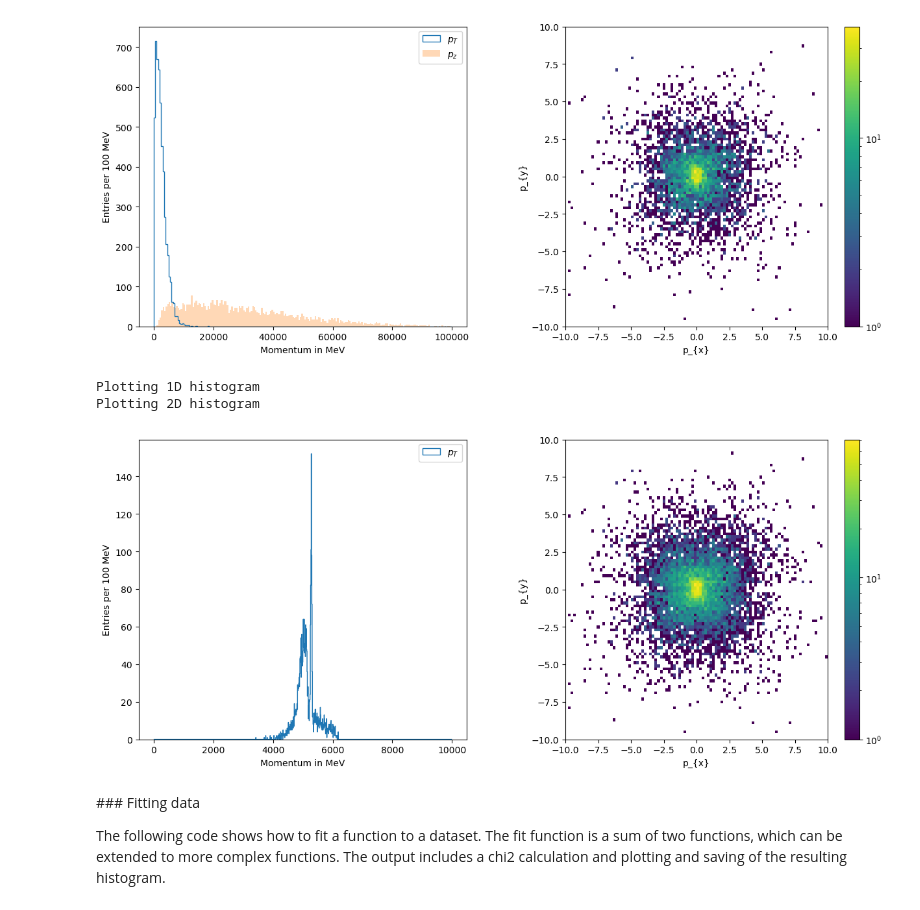
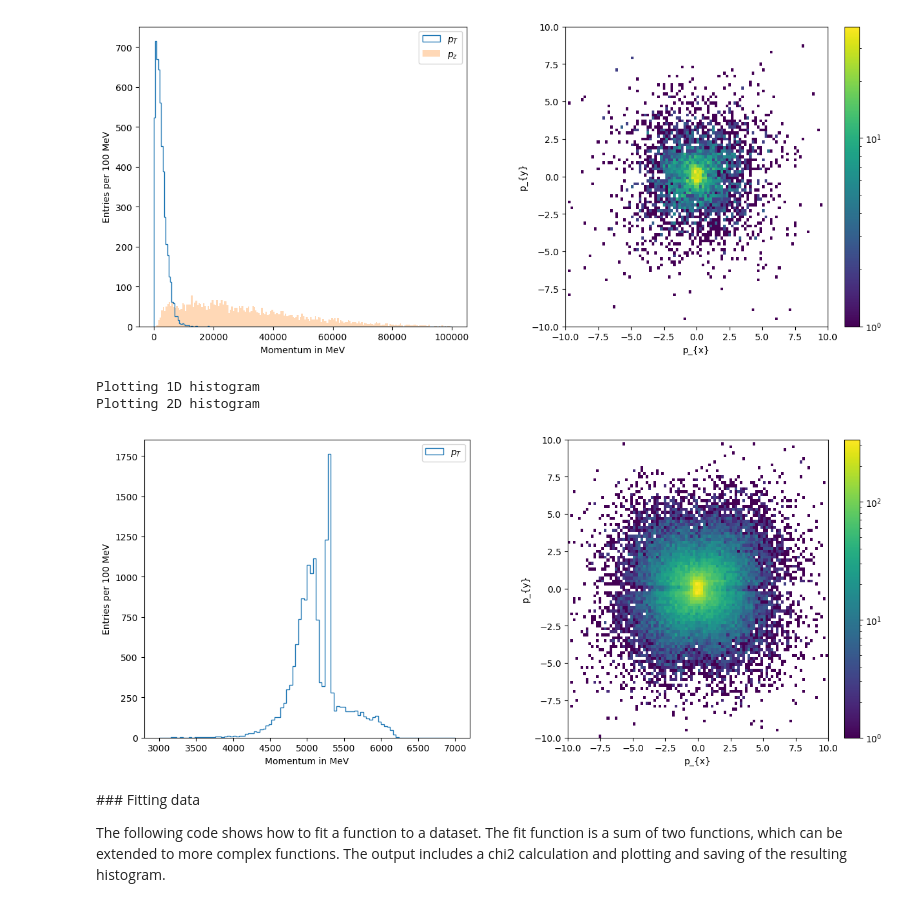
Before and after one commit to Rudy-py/Matter-Antimatter-Asymmetry-, a Jupyter notebook: incomplete-code/Analysis_selection.ipynb, the cells around one changed output. Drawn from its saved outputs; the diff is of its cells as text; code cells hidden in the pictures.

```diff
--- a/incomplete-code/Analysis_selection.ipynb
+++ b/incomplete-code/Analysis_selection.ipynb
@@ -46,13 +46,14 @@ isMuon = []
 invMass = []
 probPi = []
 probK = []
+test = []
 # A counter for bookkeeping
 event_counter = 0
 
 # If set to a value greater than 0, limits the number of events analysed
 # Set to -1 to run over all events.
 # It is recommended to keep the number of events limited while developing the analysis.
-MAX_EVENTS = 200000
+MAX_EVENTS = 1000000
 
 # Select which set of input data is to be analysed. Uncomment exactly one line
 #trees = [events_sim['PhaseSpaceTree']]                       # Simulation
@@ -73,11 +74,9 @@ for tree in trees:
         # Your invariant mass calculation should go here
         pion_mass = 139.57039
         kaon_mass = 493.67
-        c = 1
         H1_pTot = np.sqrt(data['H1_PX']**2+data['H1_PY']**2+data['H1_PZ']**2)
         H2_pTot = np.sqrt(data['H2_PX']**2+data['H2_PY']**2+data['H2_PZ']**2)
         H3_pTot = np.sqrt(data['H3_PX']**2+data['H3_PY']**2+data['H3_PZ']**2)
-        H1_ET = np.sqrt((pion_mass**2 * c**4) + (H1_pTot**2 * c**2))
         H_pXTot = data['H1_PX'] + data['H2_PX'] + data['H3_PX']
         H_pYTot = data['H1_PY'] + data['H2_PY'] + data['H3_PY']
         H_pZTot = data['H1_PZ'] + data['H2_PZ'] + data['H3_PZ']
@@ -89,10 +88,12 @@ for tree in trees:
             kaonminvalue = 0.7
             x = 0.8
             y = 0.8
+            errormargin = 0.1
             if 0 < MAX_EVENTS and MAX_EVENTS < event_counter: break
             if 0 == (event_counter % 100000): print('Read', event_counter, 'events')
             # Decide here which events to analyse
             if (data['H1_PZ'][i] < 0) or (data['H2_PZ'][i] < 0) or (data['H3_PZ'][i] < 0): continue
+
             if (data['H1_isMuon'][i] == 1) or (data['H2_isMuon'][i] == 1) or (data['H3_isMuon'][i] == 1): continue
             if (data['H1_ProbPi'][i] < pionmaxvalue):continue
 
@@ -101,14 +102,18 @@ for tree in trees:
 
             if not ( (data['H2_ProbPi'][i] > x) or (data['H2_ProbK'][i] > y)):continue
             if not ( (data['H3_ProbPi'][i] > x) or (data['H3_ProbK'][i] > y)):continue
-            if (data['H2_ProbPi'][i] < data['H3_ProbPi'][i]):
-                H2_ET = np.sqrt((kaon_mass**2 * c**4) + (H2_pTot**2 * c**2))
-                H3_ET = np.sqrt((pion_mass**2 * c**4) + (H3_pTot**2 * c**2))
-                H_invMass = np.sqrt(((H1_ET + H2_ET + H3_ET) ** 2) - H_pXTot**2 - H_pYTot**2 - H_pZTot**2)
-            else:
-                H2_ET = np.sqrt((pion_mass**2 * c**4) + (H2_pTot**2 * c**2))
-                H3_ET = np.sqrt((kaon_mass**2 * c**4) + (H3_pTot**2 * c**2))
-                H_invMass = np.sqrt(((H1_ET + H2_ET + H3_ET) ** 2) - H_pXTot**2 - H_pYTot**2 - H_pZTot**2)
+            H1_ET = np.sqrt((pion_mass**2) + (H1_pTot[i]**2))
+            if (data['H2_ProbK'][i] > data['H2_ProbPi'][i] + errormargin) and (data['H3_ProbK'][i] < data['H3_ProbPi'][i] + errormargin):
+                H2_ET = np.sqrt((kaon_mass**2) + (H2_pTot[i]**2))
+                H3_ET = np.sqrt((pion_mass**2) + (H3_pTot[i]**2))
+                HTest = H2_ET + H3_ET
+                H_invMass = np.sqrt(((H1_ET + H2_ET + H3_ET) ** 2) - H_pXTot[i]**2 - H_pYTot[i]**2 - H_pZTot[i]**2)
+            elif (data['H2_ProbK'][i] < data['H2_ProbPi'][i] + errormargin) and (data['H3_ProbK'][i] > data['H3_ProbPi'][i] + errormargin):
+                H2_ET = np.sqrt((pion_mass**2) + (H2_pTot[i]**2))
+                H3_ET = np.sqrt((kaon_mass**2) + (H3_pTot[i]**2))
+                HTest = H2_ET + H3_ET
+                H_invMass = np.sqrt(((H1_ET + H2_ET + H3_ET) ** 2) - H_pXTot[i]**2 - H_pYTot[i]**2 - H_pZTot[i]**2)
+            else: continue
             # Fill arrays of events to be plotted and analysed further below
             # Adding values for all three hadrons to the same variable here
             pT.append(pT_H1[i])
@@ -123,17 +128,16 @@ for tree in trees:
             pZ.append(data['H1_PZ'][i])
             pZ.append(data['H2_PZ'][i])
             pZ.append(data['H3_PZ'][i])
-            invMass.append(H_invMass[i])
+            invMass.append(H_invMass)
             isMuon.append(data['H1_isMuon'][i])
             probPi.append(data['H2_ProbPi'][i])
             probK.append(data['H2_ProbK'][i])
-
+            test.append(HTest)
             probk = np.array(probK)
             probpi = np.array(probPi)
 
 print('Read {:d} events'.format(event_counter))
 print(len(isMuon))
-print(probpi - probk)
 # %% [output]
 Input data variables:
 ['B_FlightDistance', 'B_VertexChi2', 'H1_PX', 'H1_PY', 'H1_PZ', 'H1_ProbK', 'H1_ProbPi', 'H1_Charge', 'H1_IPChi2', 'H1_isMuon', 'H2_PX', 'H2_PY', 'H2_PZ', 'H2_ProbK', 'H2_ProbPi', 'H2_Charge', 'H2_IPC ...
@@ -179,32 +189,32 @@ Plotting 2D histogram
 # %%
 # Plot some histograms -- NOTE: this can take several minutes
 
 # This line produces two plots side-by-side.
 # It's still useful just for one plot as you can set the size and get the fig,ax objects
 fig, ax = plt.subplots(nrows=1, ncols=2, figsize=(15, 6))
 fig.subplots_adjust(wspace=0.3) # increase horizontal space between plots
 
 # This plots two 1D-histograms.
 # The color is changed automatically, the styles are# set by hand
 # keep hold of the pT histogram data for fitting later
 print('Plotting 1D histogram')
-values_pT,bins_pT,patches_pT = ax[0].hist(invMass, bins = 10, range = [5200, 1],histtype='step',label='$p_{T}$')
+values_pT,bins_pT,patches_pT = ax[0].hist(invMass, bins = 100, range = [3000, 7000],histtype='step',label='$p_{T}$')
 ax[0].set_xlabel('Momentum in MeV')
 ax[0].set_ylabel('Entries per 100 MeV')
 ax[0].legend()
 plt.savefig('pTpZ.pdf')
 
 # This plots a 2D-histogram with values converted to GeV and with a logarithmic colour scale
 print('Plotting 2D histogram')
 h2d = ax[1].hist2d(np.true_divide(pX,1000), np.divide(pY,1000), bins = [100,100], range = [[-10,10],[-10,10]],norm=colors.LogNorm())
 ax[1].set_xlabel('p_{x}')
 ax[1].set_ylabel('p_{y}')
 fig.colorbar(h2d[3],ax=ax[1]) # let's add the colour scale
 plt.savefig('pXpY.pdf')
 # %% [output]
 Plotting 1D histogram
 Plotting 2D histogram
-[figure, old version]
+[figure, new version]
 # %% [markdown]
 ### Fitting data
 
```
Also changed, not shown: parts of 1 cell of this notebook.
